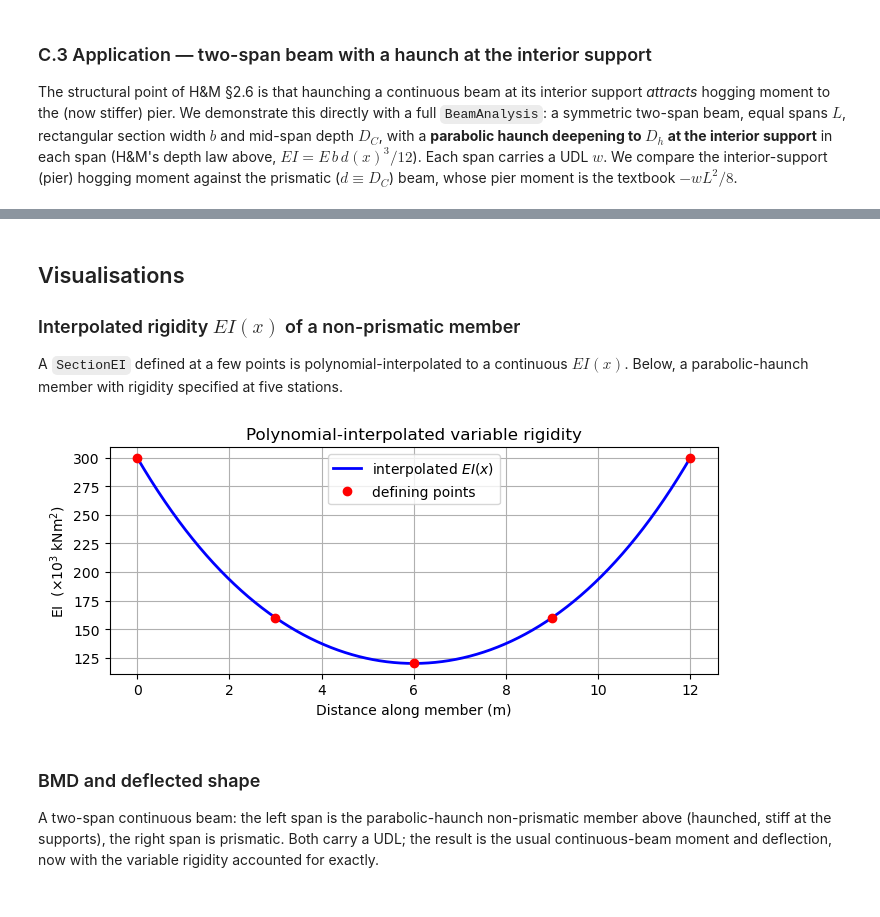
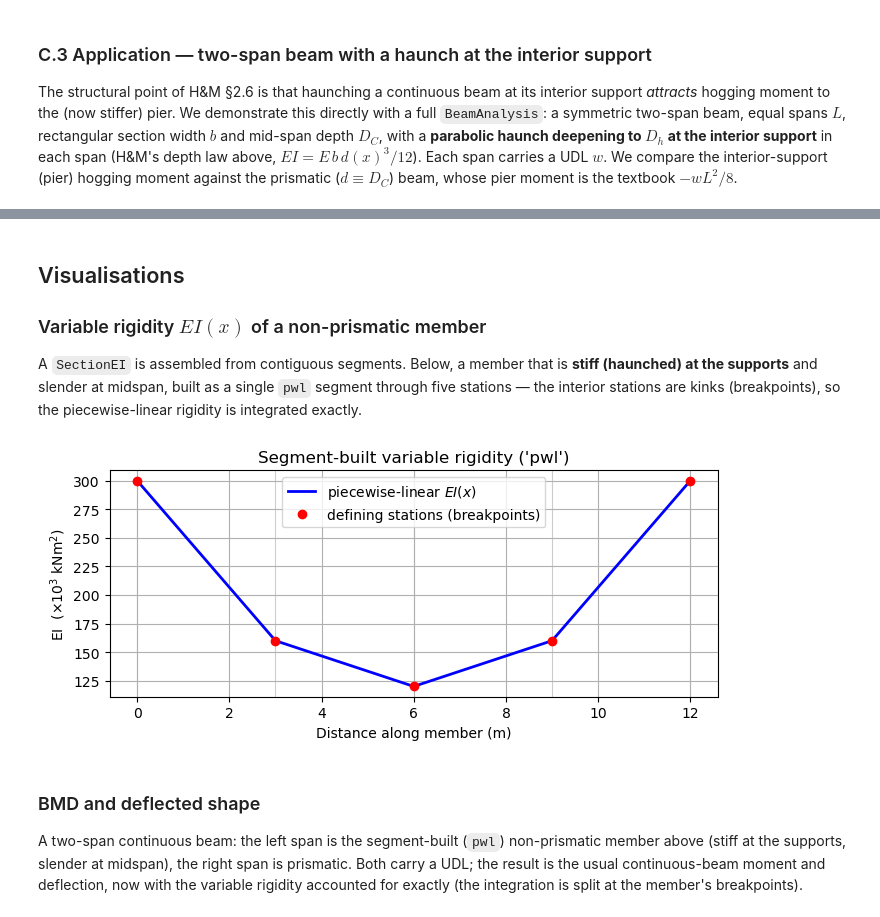
Before and after one commit to ccaprani/pycba, a Jupyter notebook: docs/source/notebooks/nonprismatic.ipynb, the cells around one changed output, grey strips where cells are left out. Drawn from its saved outputs; the diff is of its cells as text; code cells hidden in the pictures.

```diff
--- a/docs/source/notebooks/nonprismatic.ipynb
+++ b/docs/source/notebooks/nonprismatic.ipynb
@@ -718,36 +764,40 @@ fig.tight_layout()
 # %% [markdown]
 ## Visualisations
 
-### Interpolated rigidity $EI(x)$ of a non-prismatic member
+### Variable rigidity $EI(x)$ of a non-prismatic member
 
-A `SectionEI` defined at a few points is polynomial-interpolated to a continuous
-$EI(x)$. Below, a parabolic-haunch member with rigidity specified at five
-stations.
+A `SectionEI` is assembled from contiguous segments. Below, a member that is
+**stiff (haunched) at the supports** and slender at midspan, built as a single
+`pwl` segment through five stations &mdash; the interior stations are kinks
+(breakpoints), so the piecewise-linear rigidity is integrated exactly.
 # %%
 L = 12.0
 xs = [0.0, 3.0, 6.0, 9.0, 12.0]
 EIs = [3.0e5, 1.6e5, 1.2e5, 1.6e5, 3.0e5]   # stiff (haunched) at the supports
-sec = SectionEI(xs, EIs)
+sec = SectionEI().add_segment("pwl", xs, EIs)
 
 xx = np.linspace(0.0, L, 400)
 fig, ax = plt.subplots(figsize=(7, 3.2))
-ax.plot(xx, sec(xx) / 1e3, "b", lw=2, label="interpolated $EI(x)$")
-ax.plot(xs, np.array(EIs) / 1e3, "ro", label="defining points")
+ax.plot(xx, sec(xx) / 1e3, "b", lw=2, label="piecewise-linear $EI(x)$")
+ax.plot(xs, np.array(EIs) / 1e3, "ro", label="defining stations (breakpoints)")
+for bp in sec.breakpoints:
+    ax.axvline(bp, color="0.8", lw=0.8, zorder=0)
 ax.set_xlabel("Distance along member (m)")
 ax.set_ylabel("EI  ($\\times10^3$ kNm$^2$)")
-ax.set_title("Polynomial-interpolated variable rigidity")
+ax.set_title("Segment-built variable rigidity ('pwl')")
 ax.grid(True)
 ax.legend()
 fig.tight_layout()
 # %% [output]
-[figure, old version]
+[figure, new version]
 # %% [markdown]
 ### BMD and deflected shape
 
-A two-span continuous beam: the left span is the parabolic-haunch non-prismatic
-member above (haunched, stiff at the supports), the right span is prismatic.
-Both carry a UDL; the result is the usual continuous-beam moment and deflection,
-now with the variable rigidity accounted for exactly.
+A two-span continuous beam: the left span is the segment-built (`pwl`)
+non-prismatic member above (stiff at the supports, slender at midspan), the
+right span is prismatic. Both carry a UDL; the result is the usual
+continuous-beam moment and deflection, now with the variable rigidity accounted
+for exactly (the integration is split at the member's breakpoints).
 # %%
 L_right = 12.0
 EI_right = 1.8e5
```
Also changed, not shown: parts of 14 cells of this notebook, 6 other files.
